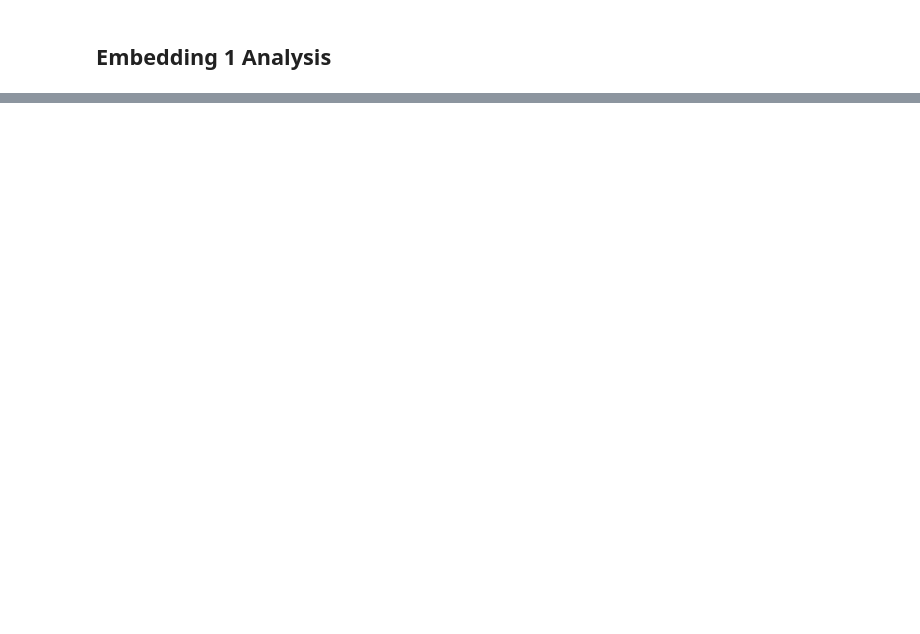
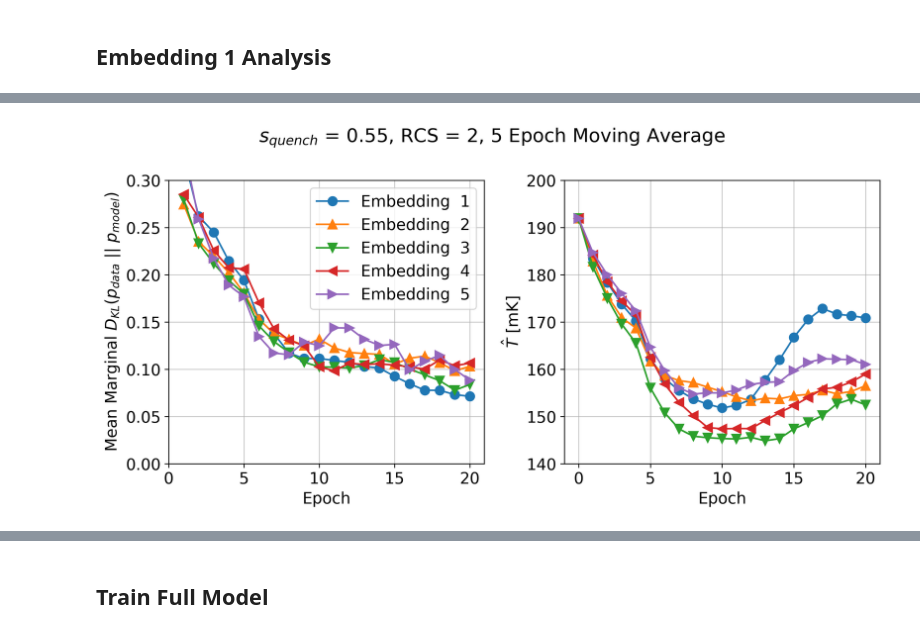
Before and after one commit to cameronperot/qbm-quant-finance, a Jupyter notebook: notebooks/qbm_log_returns.ipynb, the cells around one changed output, grey strips where cells are left out. Saved outputs shown, nothing was run; the diff lists cells and outputs as text; code cells hidden in the pictures; blank space fills up the shorter version.

```diff
--- a/notebooks/qbm_log_returns.ipynb
+++ b/notebooks/qbm_log_returns.ipynb
@@ -312,0 +666,57 @@ time: 2.59 ms (started: 2022-02-08 16:29:17 +01:00)
+# %%
+def smooth(x, k=5):
+    x_out = np.zeros(len(x))
+    for i in range(len(x)):
+        x_out[i] = np.mean(x[i - min((k - 1, i)) : i + 1])
+    return x_out
+
+
+fig, ax = plt.subplots(1, 2, figsize=(10, 5), dpi=300)
+markers = ["o", "^", "v", "<", ">", "s", "p", "*", "P", "X"]
+colors = [
+    "tab:blue",
+    "tab:orange",
+    "tab:green",
+    "tab:red",
+    "tab:purple",
+    "tab:brown",
+    "tab:pink",
+    "tab:gray",
+    "tab:olive",
+    "tab:cyan",
+]
+for i, (embedding_id, dkl) in enumerate(dkls_embeddings.items()):
+    ax[0].plot(
+        range(1, len(dkl) + 1),
+        smooth(dkl),
+        label=f"Embedding {embedding_id:2}",
+        markersize=8,
+        marker=markers[i],
+        color=colors[i],
+    )
+for i, (embedding_id, betas) in enumerate(
+    beta_embeddings.items()
+):
+    ax[1].plot(
+        range(len(betas)),
+        smooth(1 / k_B / np.array(betas) * 1000),
+        markersize=8,
+        marker=markers[i],
+        color=colors[i],
+    )
+fig.suptitle("$s_{quench}$ = 0.55, RCS = 2, 5 Epoch Moving Average")
+ax[0].set_ylabel(r"Mean Marginal $D_{KL}(p_{data} \ || \ p_{model})$")
+ax[1].set_ylabel(r"$\hat{T}$ [mK]")
+ax[0].set_xlabel("Epoch")
+ax[1].set_xlabel("Epoch")
+ax[0].set_xticks(np.arange(0, 25, 5))
+ax[1].set_xticks(np.arange(0, 25, 5))
+ax[1].set_yticks(np.arange(140, 210, 10))
+ax[0].set_ylim((0, 0.3))
+ax[0].grid(alpha=0.7)
+ax[1].grid(alpha=0.7)
+ax[0].legend()
+plt.tight_layout()
+plt.savefig(plots_dir / "embedding_comparison.png")
+# %% [output]
+[figure, added]
@@ -312,0 +724,2 @@ time: 2.59 ms (started: 2022-02-08 16:29:17 +01:00)
+# %% [markdown]
+## Train Full Model
```
Also changed, not shown: parts of 30 cells of this notebook, 4 other files.
